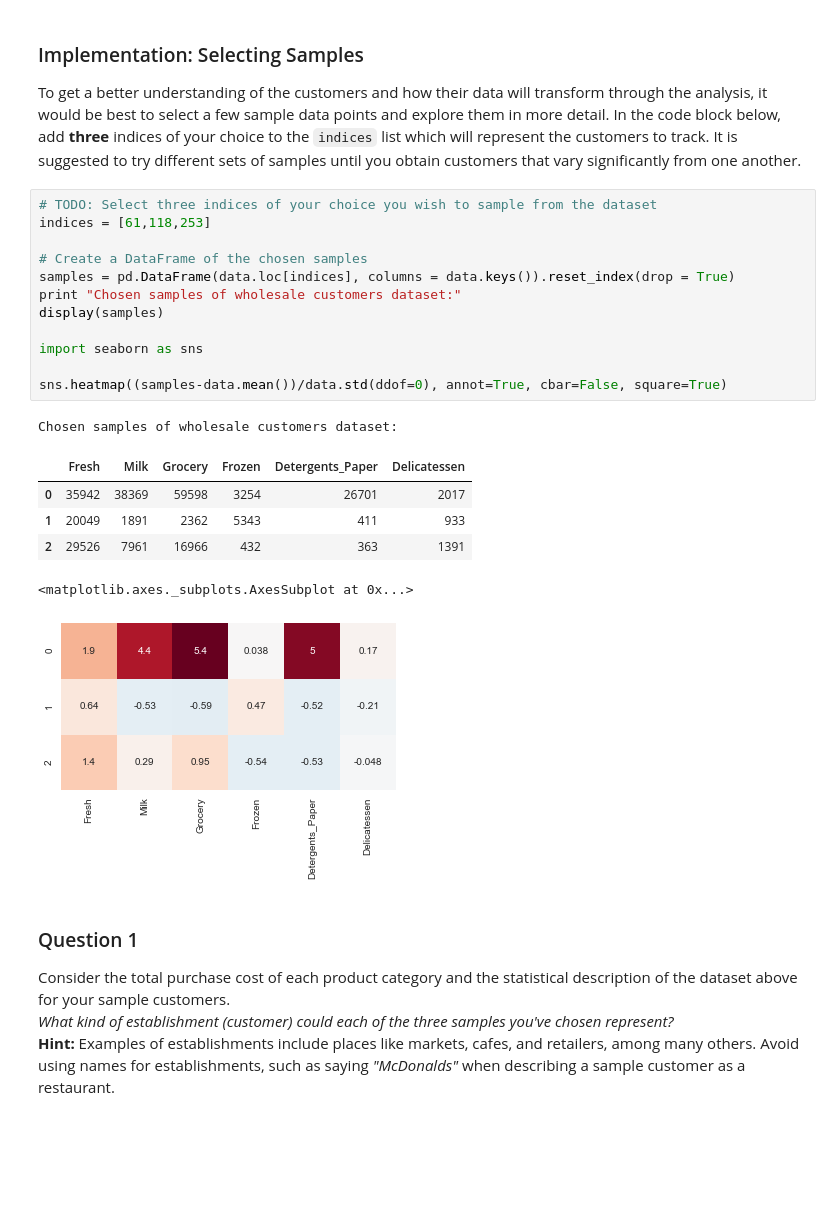
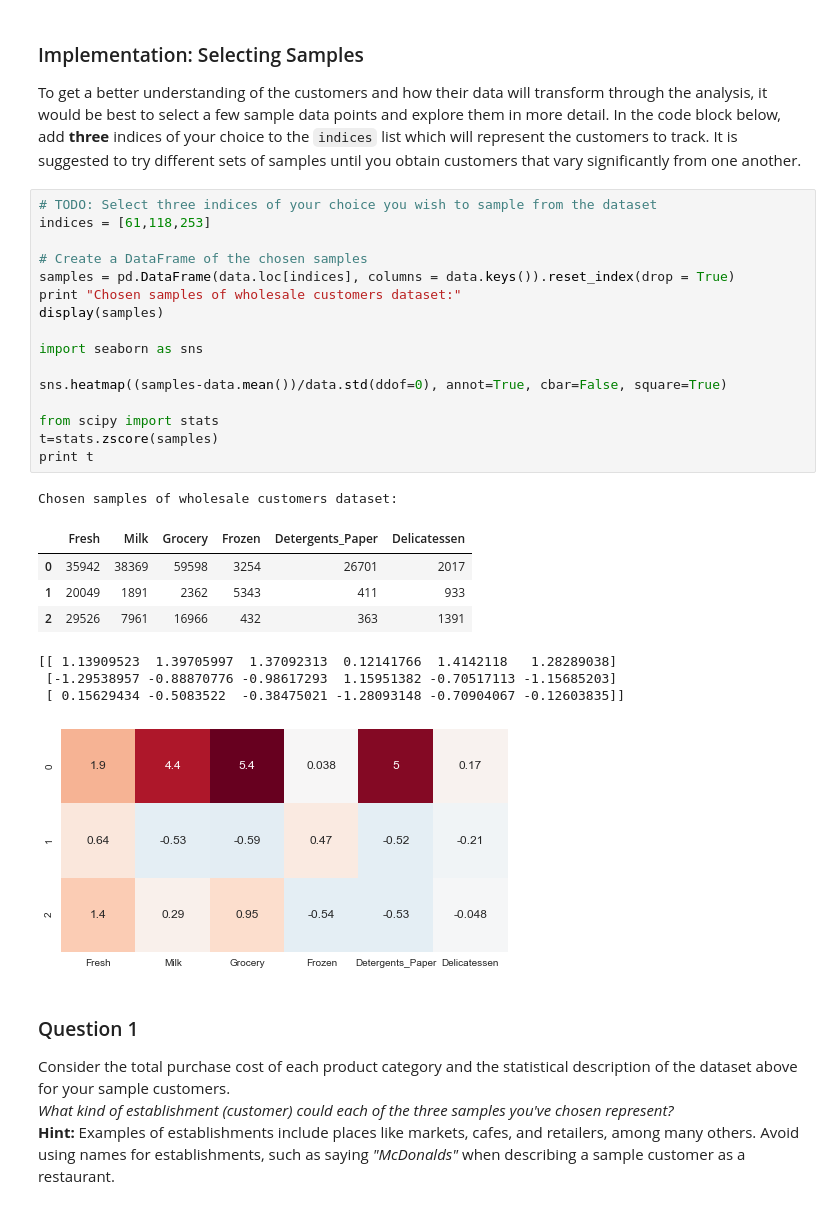
Before and after one commit to osukellyzhang/machine-learning-udacity, a Jupyter notebook: customer segments/customer_segments.ipynb, the cells around one changed output. Drawn from its saved outputs; the diff is of its cells as text; blank space fills up the shorter version.

```diff
--- a/customer segments/customer_segments.ipynb
+++ b/customer segments/customer_segments.ipynb
@@ -61,23 +61,29 @@ To get a better understanding of the customers and how their data will transform
 # %%
 # TODO: Select three indices of your choice you wish to sample from the dataset
 indices = [61,118,253]
 
 # Create a DataFrame of the chosen samples
 samples = pd.DataFrame(data.loc[indices], columns = data.keys()).reset_index(drop = True)
 print "Chosen samples of wholesale customers dataset:"
 display(samples)
 
 import seaborn as sns
 
 sns.heatmap((samples-data.mean())/data.std(ddof=0), annot=True, cbar=False, square=True)
+
+from scipy import stats
+t=stats.zscore(samples)
+print t
 # %% [output]
 Chosen samples of wholesale customers dataset:
 |  | Fresh | Milk | Grocery | Frozen | Detergents_Paper | Delicatessen |
 | 0 | 35942 | 38369 | 59598 | 3254 | 26701 | 2017 |
 | 1 | 20049 | 1891 | 2362 | 5343 | 411 | 933 |
 | 2 | 29526 | 7961 | 16966 | 432 | 363 | 1391 |
-<matplotlib.axes._subplots.AxesSubplot at 0x...>
+[[ 1.13909523  1.39705997  1.37092313  0.12141766  1.4142118   1.28289038]
+ [-1.29538957 -0.88870776 -0.98617293  1.15951382 -0.70517113 -1.15685203]
+ [ 0.15629434 -0.5083522  -0.38475021 -1.28093148 -0.70904067 -0.12603835]]
-[figure, old version]
+[figure, new version]
 # %% [markdown]
 ### Question 1
 Consider the total purchase cost of each product category and the statistical description of the dataset above for your sample customers.
```
Also changed, not shown: parts of 8 cells of this notebook, 1 other file.
